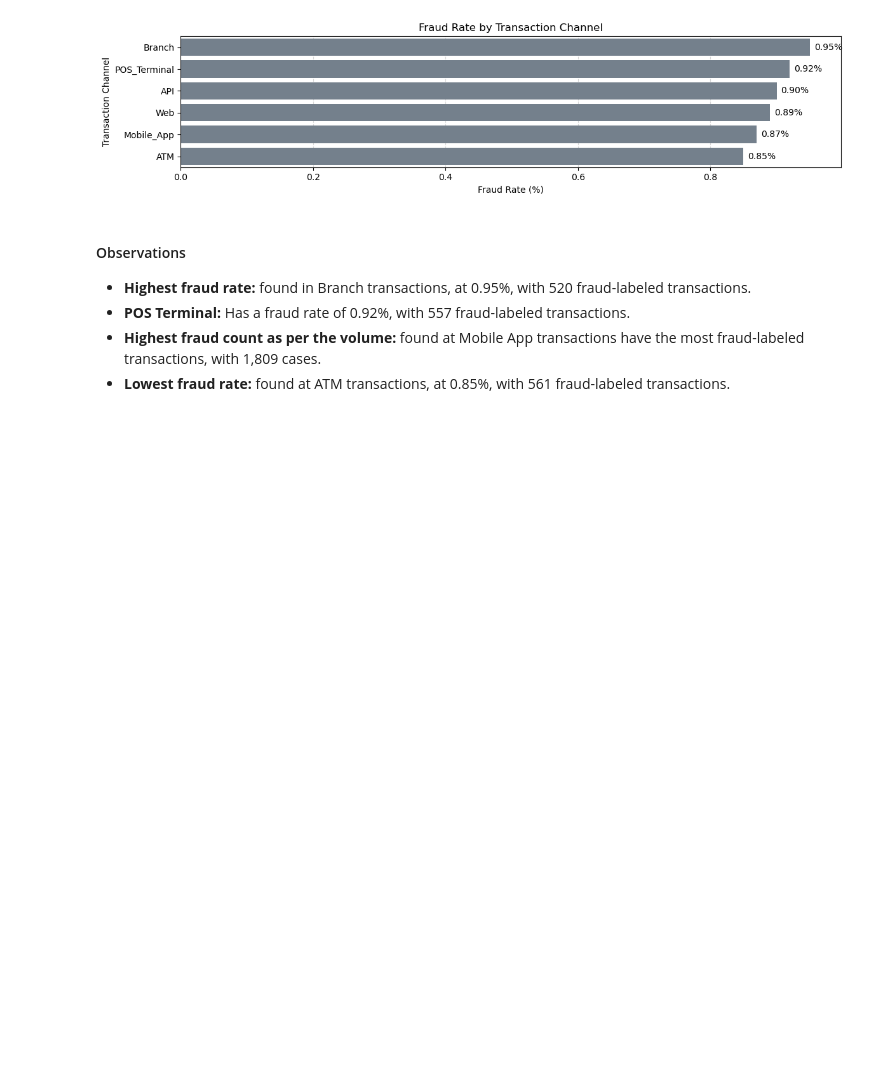
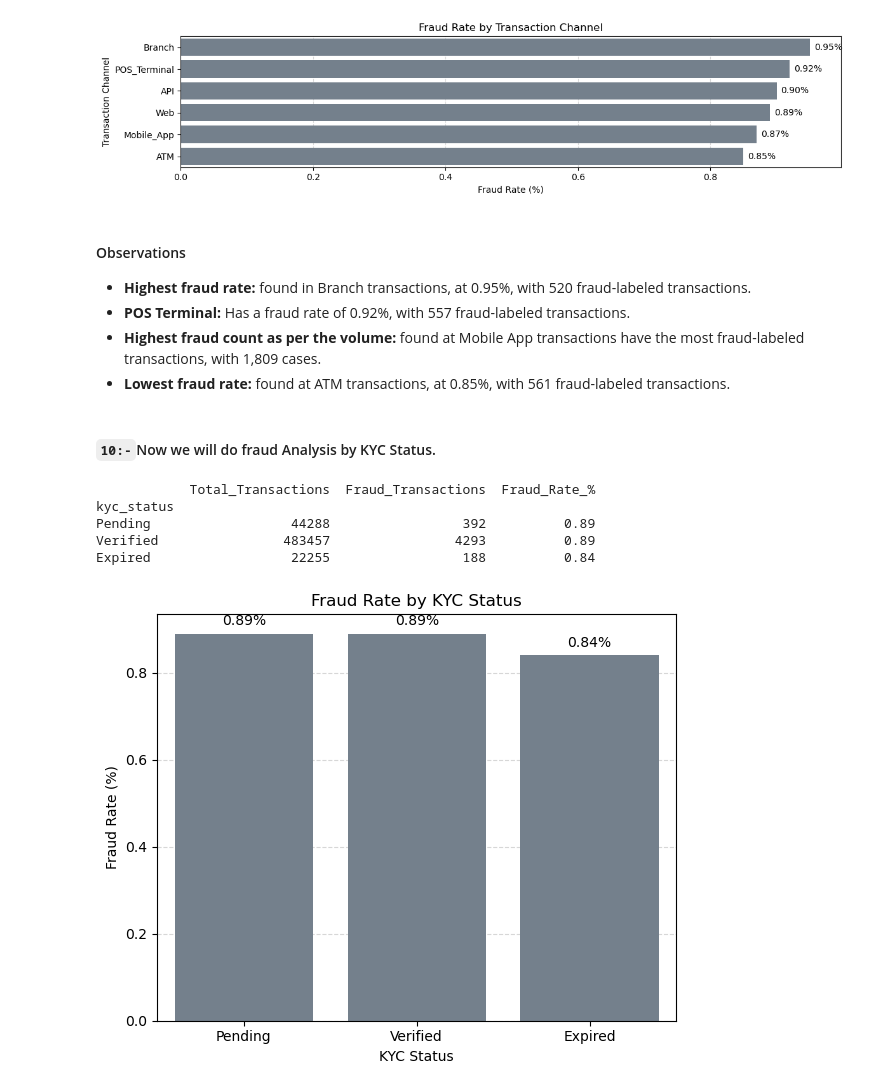
Before and after one commit to MrinmoyTalukdar27/FraudLens-Indian-Banking-Analytics, a Jupyter notebook: EDA.ipynb, the cells around one changed output. Saved outputs shown, nothing was run; the diff lists cells and outputs as text; code cells hidden in the pictures; blank space fills up the shorter version.

```diff
--- a/EDA.ipynb
+++ b/EDA.ipynb
@@ -577,3 +577,61 @@ plt.show()
 - **POS Terminal:** Has a fraud rate of 0.92%, with 557 fraud-labeled transactions.
 - **Highest fraud count as per the volume:** found at Mobile App transactions have the most fraud-labeled transactions, with 1,809 cases.
 - **Lowest fraud rate:** found at ATM transactions, at 0.85%, with 561 fraud-labeled transactions.
+# %% [markdown]
+#### `10:-`Now we will do fraud Analysis by KYC Status.
+# %%
+#Now we will investigate whether fraud rates differ between Verified, Pending, and Expired KYC statuses.
+fraud_by_kyc = df.groupby("kyc_status").agg(
+    Total_Transactions=("is_fraud", "count"),
+    Fraud_Transactions=("is_fraud", "sum")
+)
+
+fraud_by_kyc["Fraud_Rate_%"] = (
+    fraud_by_kyc["Fraud_Transactions"]
+    / fraud_by_kyc["Total_Transactions"] * 100
+).round(2)
+
+fraud_by_kyc = fraud_by_kyc.sort_values(
+    "Fraud_Rate_%", ascending=False
+)
+
+print(fraud_by_kyc)
+# %% [output]
+            Total_Transactions  Fraud_Transactions  Fraud_Rate_%
+kyc_status
+Pending                  44288                 392          0.89
+Verified                483457                4293          0.89
+Expired                  22255                 188          0.84
+# %%
+# Now we are just visualizing the fraud rate by KYC status using a bar plot
+plt.figure(figsize=(6, 5))
+
+ax = sns.barplot(
+    data=fraud_by_kyc.reset_index(),
+    x="kyc_status",
+    y="Fraud_Rate_%",
+    color="slategray"
+)
+
+for bar in ax.patches:
+    height = bar.get_height()
+    ax.annotate(
+        f"{height:.2f}%",
+        (bar.get_x() + bar.get_width() / 2, height),
+        ha="center",
+        va="bottom",
+        xytext=(0, 4),
+        textcoords="offset points"
+    )
+
+plt.title("Fraud Rate by KYC Status")
+plt.xlabel("KYC Status")
+plt.ylabel("Fraud Rate (%)")
+
+plt.grid(axis="y", linestyle="--", alpha=0.5)
+plt.gca().set_axisbelow(True)
+
+plt.tight_layout()
+plt.show()
+# %% [output]
+[figure, added]
```
Also changed, not shown: parts of 30 cells of this notebook.
